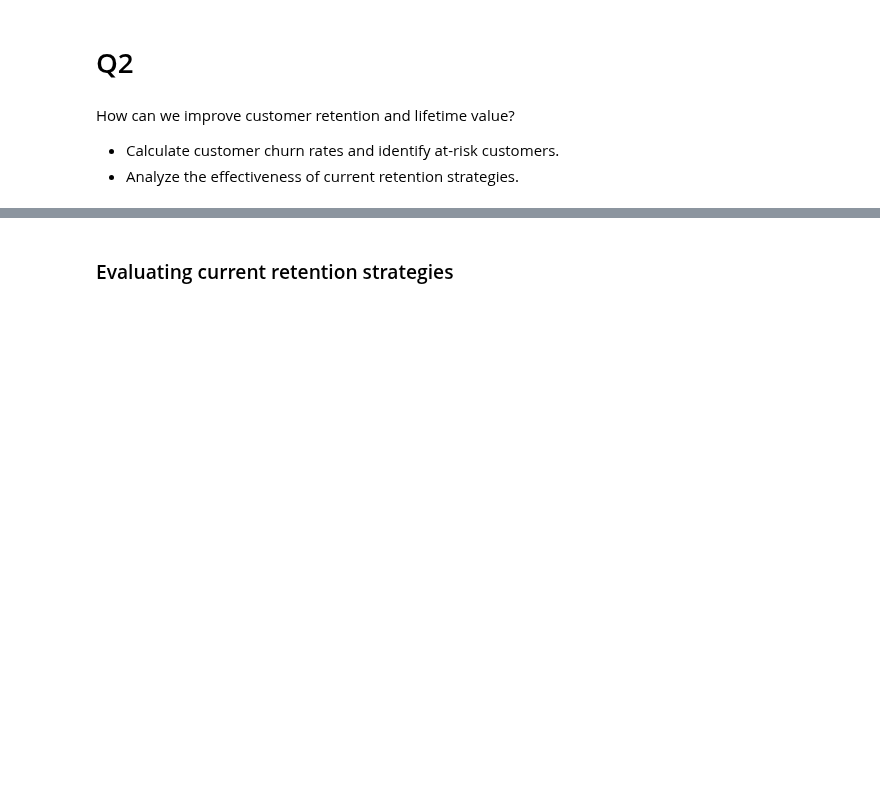
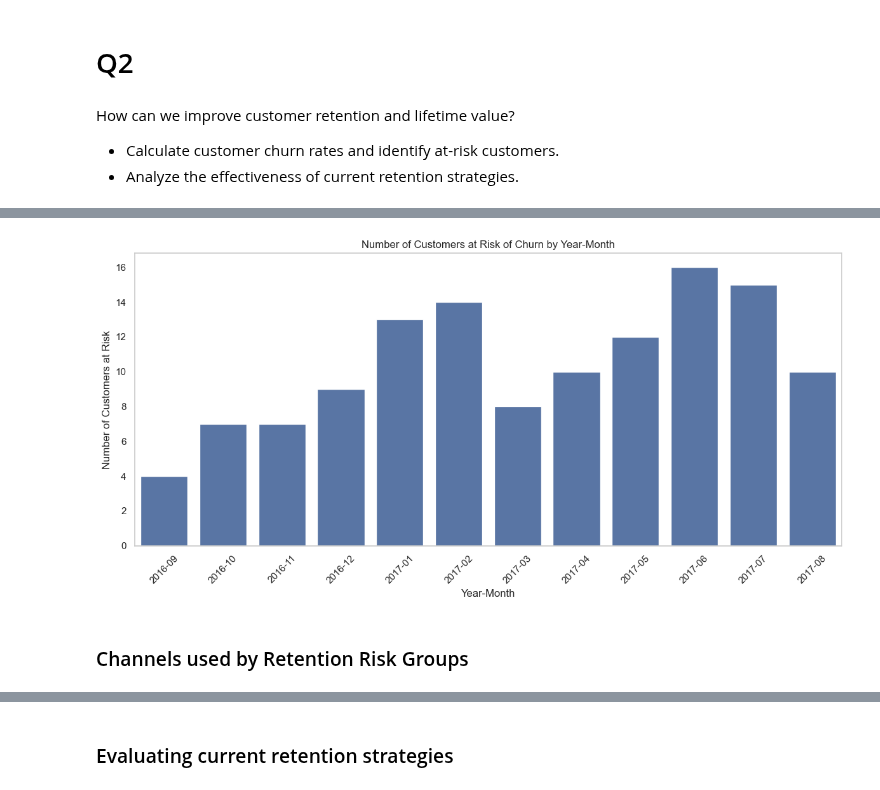
Before and after one commit to woobrandon/DSA3101-Potato-Wedges, a Jupyter notebook: SubgroupA/GoogleAnalyticsAnalysis.ipynb, the cells around one changed output, grey strips where cells are left out. Saved outputs shown, nothing was run; the diff lists cells and outputs as text; code cells hidden in the pictures; blank space fills up the shorter version.

```diff
--- a/SubgroupA/GoogleAnalyticsAnalysis.ipynb
+++ b/SubgroupA/GoogleAnalyticsAnalysis.ipynb
@@ -664 +957,34 @@ How can we improve customer retention and lifetime value?
+# %%
+customers_at_risk['Date'] = pd.to_datetime(customers_at_risk['Date'])
+
+
+# Identify customers at risk (MainMA <= LowerBound)
+customers_at_risk['AtRisk'] = customers_at_risk['MainMA'] <= customers_at_risk['LowerBound']
+
+# Create a Year-Month column
+customers_at_risk['YearMonth'] = customers_at_risk['Date'].dt.to_period(
+    'M').dt.strftime('%Y-%m')
+
+# Group by Year-Month to count customers at risk
+at_risk_counts = customers_at_risk.groupby(
+    'YearMonth')['AtRisk'].sum().reset_index()
+
+# Rename for clarity
+at_risk_counts.rename(columns={'AtRisk': 'CustomersAtRisk'}, inplace=True)
+
+# Plotting as a bar plot
+plt.figure(figsize=(12, 6))
+sns.barplot(data=at_risk_counts, x='YearMonth',
+            y='CustomersAtRisk')
+plt.title('Number of Customers at Risk of Churn by Year-Month')
+plt.xlabel('Year-Month')
+plt.ylabel('Number of Customers at Risk')
+plt.xticks(rotation=45)
+plt.grid(axis='y')
+plt.tight_layout()
+plt.show()
+# %% [output]
+[figure, added]
+# %% [markdown]
+### Channels used by Retention Risk Groups
 # %%
```
Also changed, not shown: parts of 24 cells of this notebook.
